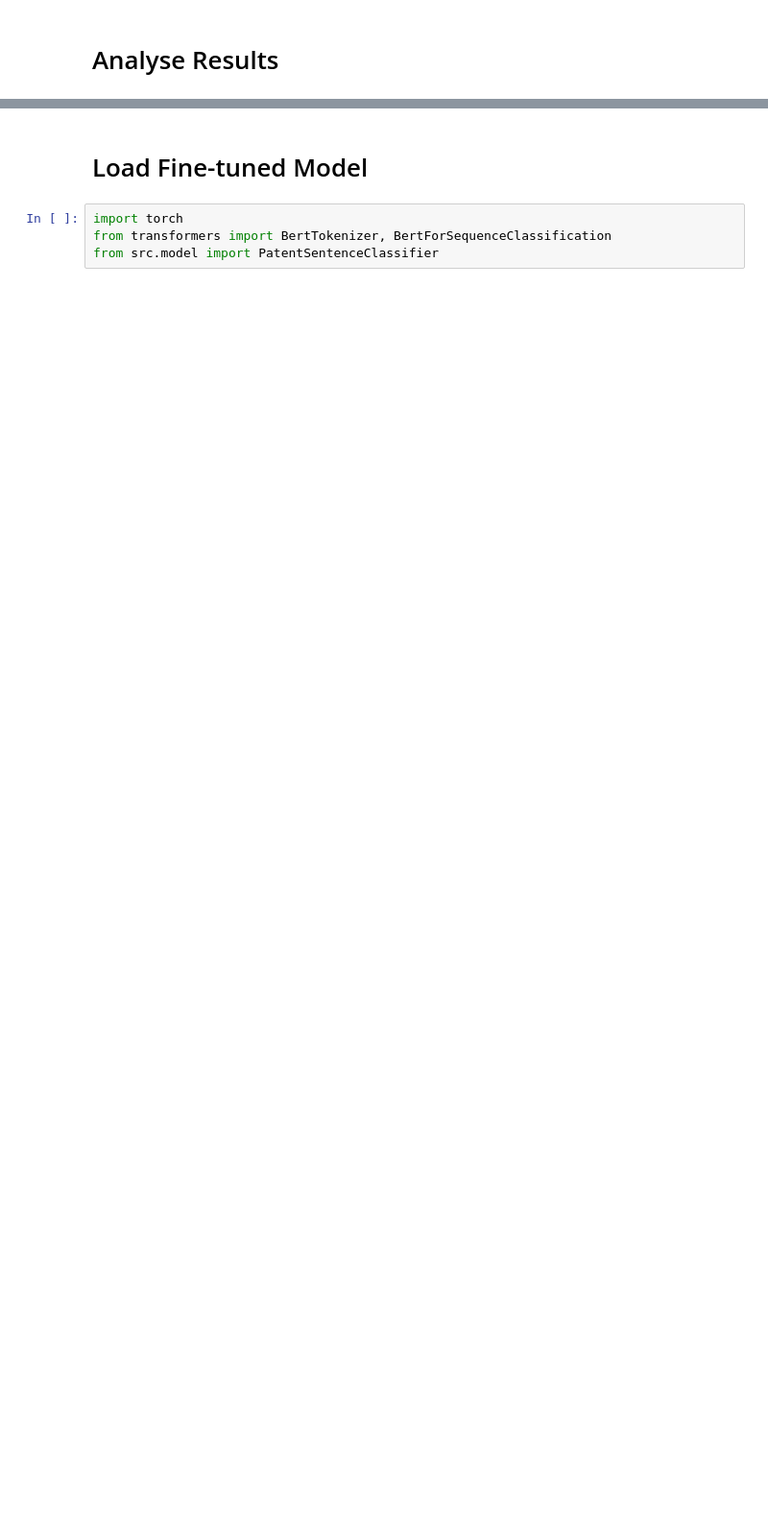
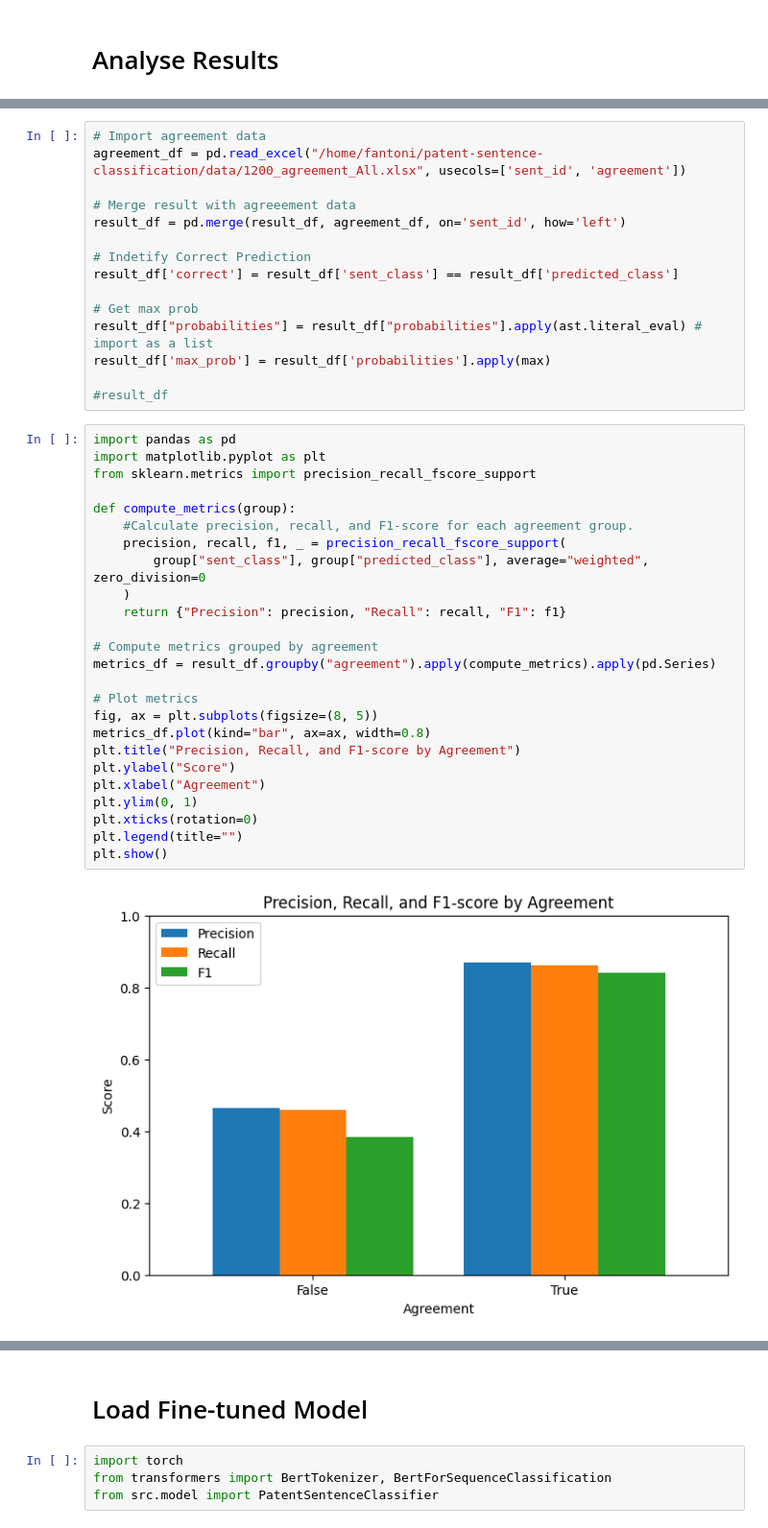
Before and after one commit to Marco-Consoloni/patent-sentence-classification, a Jupyter notebook: evaluate.ipynb, the cells around one changed output, grey strips where cells are left out. Shown at 96% size. Saved outputs shown, nothing was run; the diff lists cells and outputs as text; blank space fills up the shorter version.

```diff
--- a/evaluate.ipynb
+++ b/evaluate.ipynb
@@ -115,0 +120,42 @@ plt.show()
+# %%
+# Import agreement data
+agreement_df = pd.read_excel("/home/fantoni/patent-sentence-classification/data/1200_agreement_All.xlsx", usecols=['sent_id', 'agreement'])
+
+# Merge result with agreeement data
+result_df = pd.merge(result_df, agreement_df, on='sent_id', how='left')
+
+# Indetify Correct Prediction
+result_df['correct'] = result_df['sent_class'] == result_df['predicted_class']
+
+# Get max prob
+result_df["probabilities"] = result_df["probabilities"].apply(ast.literal_eval) # import as a list
+result_df['max_prob'] = result_df['probabilities'].apply(max)
+
+#result_df
+# %%
+import pandas as pd
+import matplotlib.pyplot as plt
+from sklearn.metrics import precision_recall_fscore_support
+
+def compute_metrics(group):
+    #Calculate precision, recall, and F1-score for each agreement group.
+    precision, recall, f1, _ = precision_recall_fscore_support(
+        group["sent_class"], group["predicted_class"], average="weighted", zero_division=0
+    )
+    return {"Precision": precision, "Recall": recall, "F1": f1}
+
+# Compute metrics grouped by agreement
+metrics_df = result_df.groupby("agreement").apply(compute_metrics).apply(pd.Series)
+
+# Plot metrics
+fig, ax = plt.subplots(figsize=(8, 5))
+metrics_df.plot(kind="bar", ax=ax, width=0.8)
+plt.title("Precision, Recall, and F1-score by Agreement")
+plt.ylabel("Score")
+plt.xlabel("Agreement")
+plt.ylim(0, 1)
+plt.xticks(rotation=0)
+plt.legend(title="")
+plt.show()
+# %% [output]
+[figure, added]
```
Also changed, not shown: parts of 5 cells of this notebook, 4 other files.
